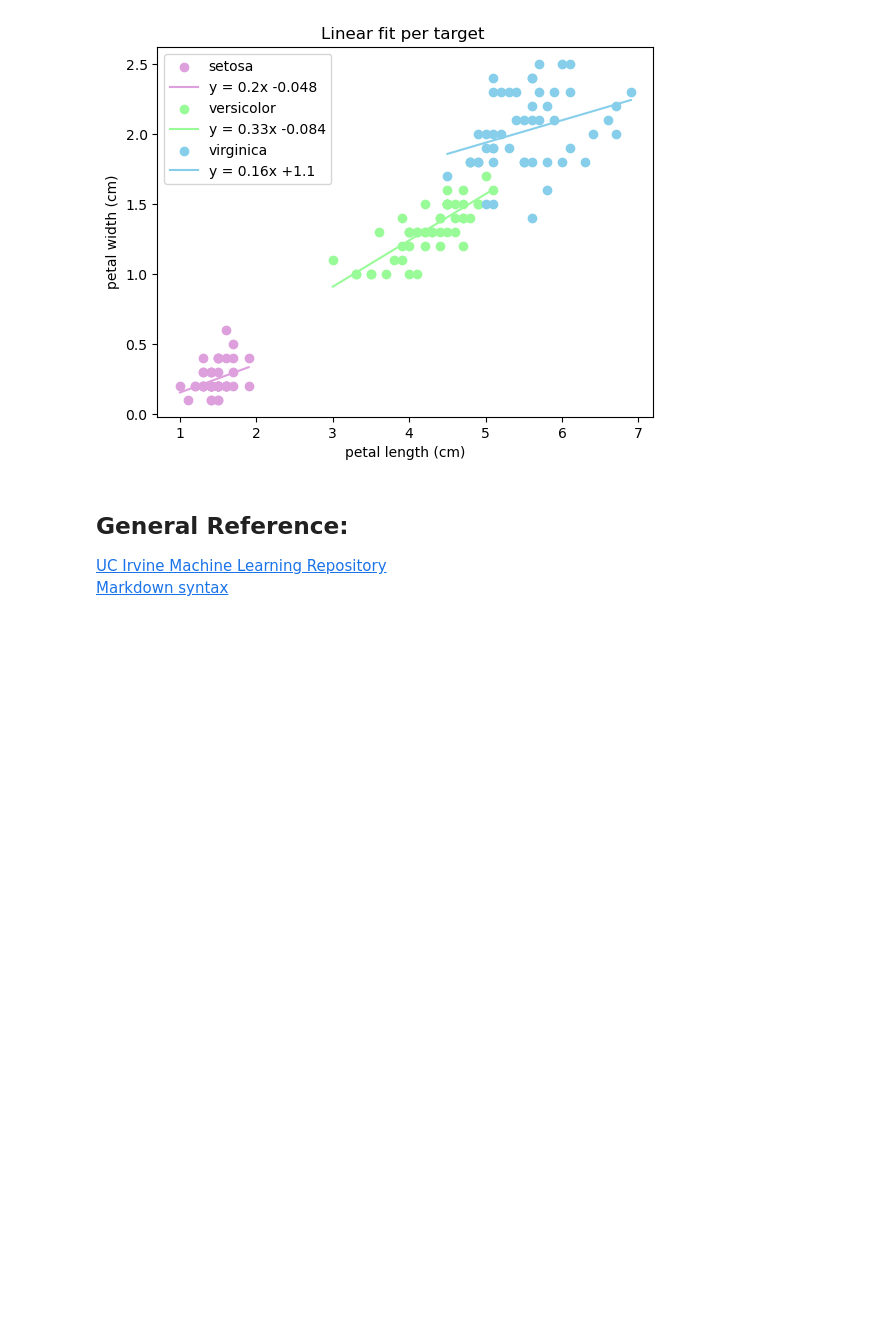
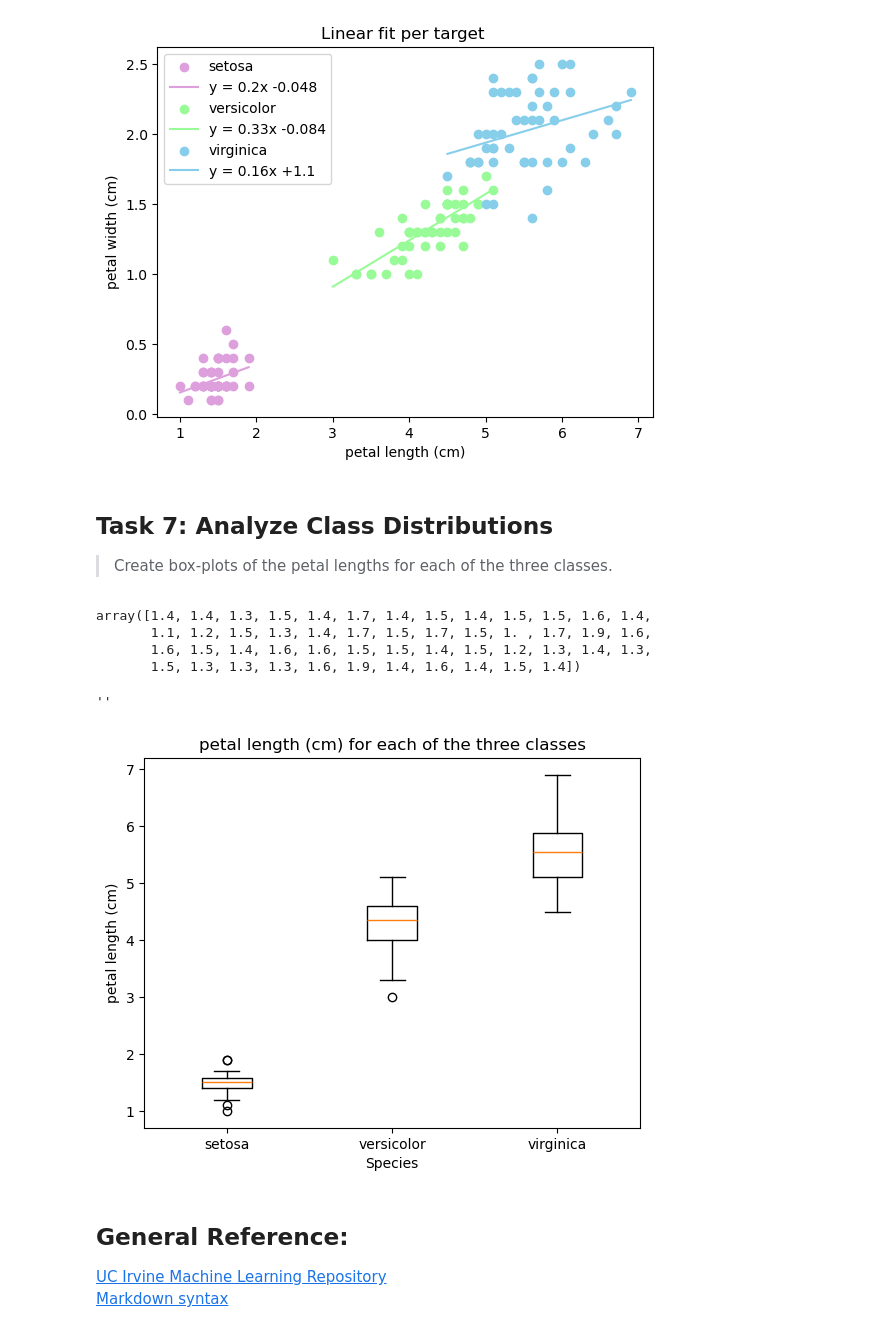
Before and after one commit to SuColl/principles_of_data_analytics, a Jupyter notebook: tasks.ipynb, the cells around one changed output. Saved outputs shown, nothing was run; the diff lists cells and outputs as text; code cells hidden in the pictures; blank space fills up the shorter version.

Commit message:
(task07) Add boxplot of petal length for each class

```diff
--- a/tasks.ipynb
+++ b/tasks.ipynb
@@ -415,6 +415,48 @@ plt.legend();
 plt.title("Linear fit per target ");
 # %% [output]
 [figure]
+# %% [markdown]
+## Task 7: Analyze Class Distributions
+>Create box-plots of the petal lengths for each of the three classes.
+# %%
+dataset.data[dataset.target==0,2]
+# %% [output]
+array([1.4, 1.4, 1.3, 1.5, 1.4, 1.7, 1.4, 1.5, 1.4, 1.5, 1.5, 1.6, 1.4,
+       1.1, 1.2, 1.5, 1.3, 1.4, 1.7, 1.5, 1.7, 1.5, 1. , 1.7, 1.9, 1.6,
+       1.6, 1.5, 1.4, 1.6, 1.6, 1.5, 1.5, 1.4, 1.5, 1.2, 1.3, 1.4, 1.3,
+       1.5, 1.3, 1.3, 1.3, 1.6, 1.9, 1.4, 1.6, 1.4, 1.5, 1.4])
+# %%
+# Petal length has index 2 in the list of features.
+# Can change this statement to plot other features.
+feature = 2
+
+# Create a figure and an axis.
+fig, ax = plt.subplots()
+
+# Plotting the boxplot
+# Documentation for matplotlib.pyplot.boxplot:
+# https://matplotlib.org/stable/api/_as_gen/matplotlib.pyplot.boxplot.html
+plt.boxplot(
+    # Input to boxplot() needs to be a 2D array, which I am creating here
+    # by extracting data[:,2] for each target
+    [dataset.data[dataset.target==0, feature],
+    dataset.data[dataset.target==1, feature],
+    dataset.data[dataset.target==2, feature]]
+)
+
+# setting labels for the x-axis:
+# https://matplotlib.org/stable/api/_as_gen/matplotlib.axes.Axes.set_xticklabels.html
+ax.set_xticklabels(dataset.target_names)
+plt.xlabel("Species")
+
+# set ylabel by getting the name of this feature
+plt.ylabel(dataset.feature_names[feature])
+
+plt.title(f"{dataset.feature_names[feature]} for each of the three classes")
+;
+# %% [output]
+''
+[figure, added]
 # %% [markdown]
 ## General Reference:
 [UC Irvine Machine Learning Repository](https://archive.ics.uci.edu/datasets)
```
